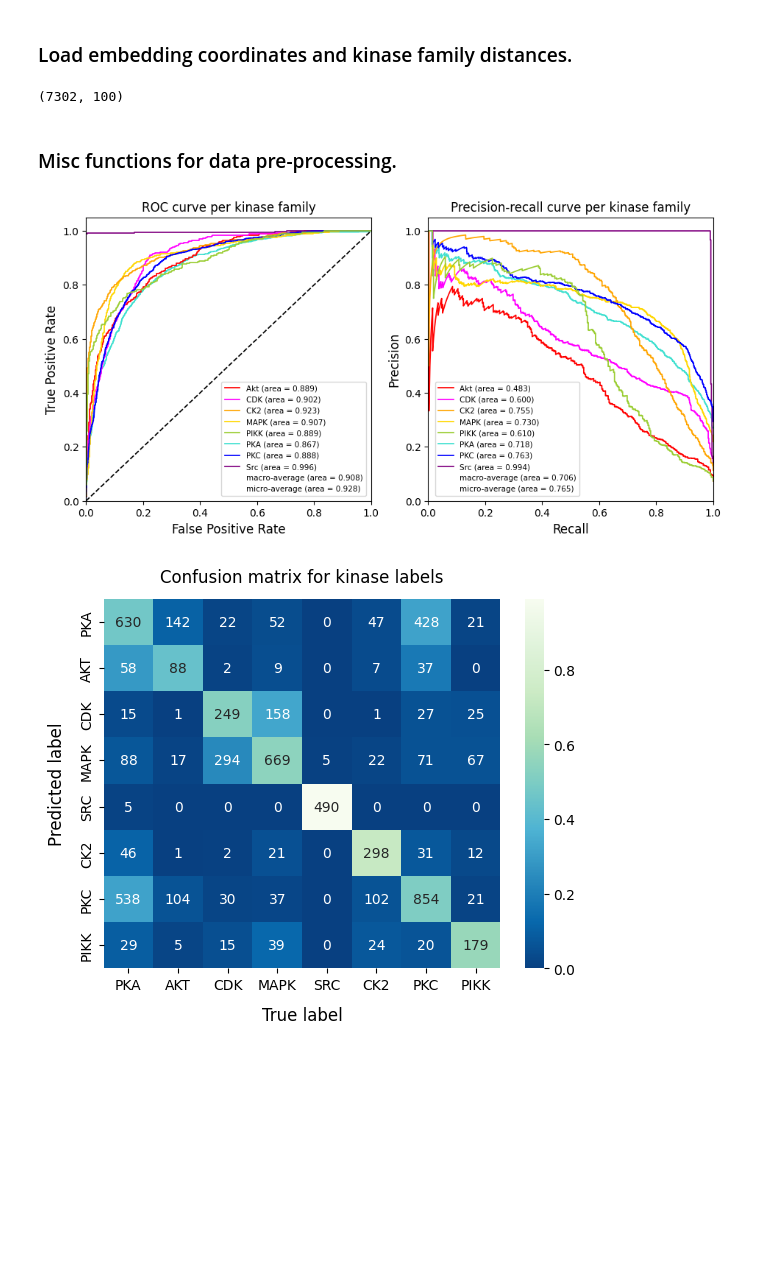
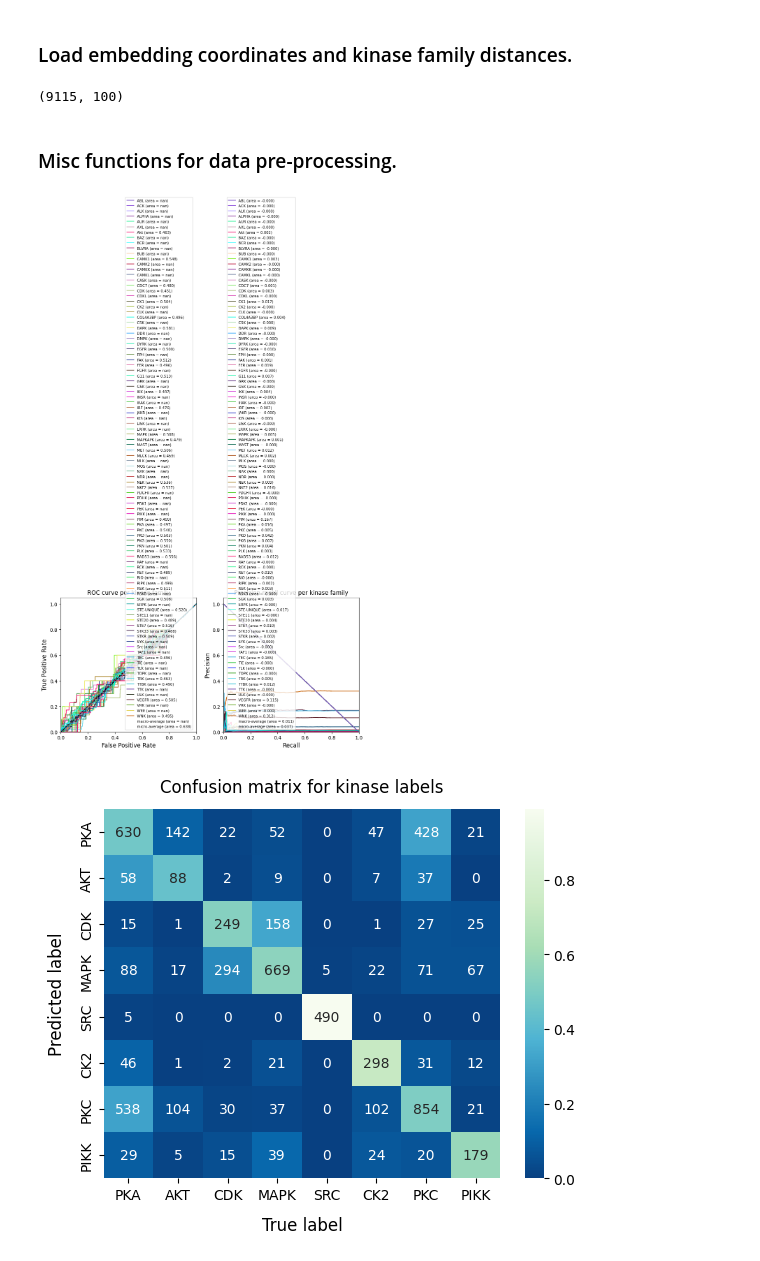
Before and after one commit to Ben-Drucker/EMBER-updated, a Jupyter notebook: 03-evaluate_multiclassifier.ipynb, the cells around one changed output. Saved outputs shown, nothing was run; the diff lists cells and outputs as text; code cells hidden in the pictures; blank space fills up the shorter version.

```diff
--- a/03-evaluate_multiclassifier.ipynb
+++ b/03-evaluate_multiclassifier.ipynb
@@ -55,7 +62,7 @@ folds = proba_mass_split(train_motifxFamMatrix)
 # Get Siamese embedding coords.
 #############################################
 
-embedding = np.genfromtxt('MODELS_siam/embedding.csv',delimiter=',',dtype=float)
+embedding = np.genfromtxt('MODELS_siam/emb_??_embedding.csv',delimiter=',',dtype=float)
 train_embedding = embedding[ :len(train_motifs) ]
 test_embedding = embedding[ len(train_motifs): ]
 print(embedding.shape)
@@ -82,7 +89,7 @@ fam_dist_matrix = fam_dist_matrix_scaled
 
 famDistMatrix = fam_dist_matrix
 # %% [output]
-(7302, 100)
+(9115, 100)
 # %% [markdown]
 ### Misc functions for data pre-processing.
 # %%
@@ -145,7 +152,7 @@ def eval_model(model, thresh=0.5):
 
         return y_test, y_score
 # %%
-run = '00'
+run = 'new'
 
 device = torch.device("cuda:0" if torch.cuda.is_available() else "cpu")
 
@@ -213,15 +220,16 @@ precision["micro"], recall["micro"], _ = precision_recall_curve(y_test.ravel(),
 
 average_precision["micro"] = average_precision_score(y_test, y_score, average="micro")
 average_precision["macro"] = average_precision_score(y_test, y_score, average="macro")
-# %%
-fam_to_col = {'AKT': 'red',
-              'CDK': 'magenta',
-              'CK2': 'orange',
-              'MAPK': 'gold',
-              'PIKK': 'yellowgreen',
-              'PKA': 'turquoise',
-              'PKC': 'blue',
-              'SRC': 'purple'}
+# %%
+def fam_to_col(str):
+    random.seed(hash(str))
+    r = "%x" %(random.randrange(0, 256))
+    r = "0" + r if len(r) == 1 else r
+    g = "%x" %(random.randrange(0, 256))
+    g = "0" + g if len(g) == 1 else g
+    b = "%x" %(random.randrange(0, 256))
+    b = "0" + b if len(b) == 1 else b
+    return "#" + r + g + b
 # %%
 # from itertools import cycle
 
@@ -251,7 +259,7 @@ for i,fam in enumerate(fams):
         fclass = 'Akt'
     if fclass=='SRC':
         fclass = 'Src'
-    l, = ax1.plot(fpr[i], tpr[i], color=fam_to_col[fam], lw=lw,
+    l, = ax1.plot(fpr[i], tpr[i], color=fam_to_col(fam), lw=lw,
              label='{0} (area = {1:0.3f})'.format(fclass, roc_auc[i]))
     labels.append('{0} (area = {1:0.3f})'.format(fclass, roc_auc[i]))
     lines.append(l)
@@ -278,35 +286,35 @@ labels = []
 l, = ax2.plot(0,0,color='white')
 lines.append(l)
 labels.append('micro-average (area = {0:0.3f})'.format(average_precision["micro"]))
 l, = ax2.plot(0,0,color='white')
 lines.append(l)
 labels.append('macro-average (area = {0:0.3f})'.format(average_precision["macro"]))
 
 for i,fam in enumerate(fams):
-    l, = ax2.plot(recall[i], precision[i], color=fam_to_col[fam], lw=lw)
+    l, = ax2.plot(recall[i], precision[i], color=fam_to_col(fam), lw=lw)
     lines.append(l)
     fclass = fams[i]
     if fclass=='AKT':
         fclass = 'Akt'
     if fclass=='SRC':
         fclass = 'Src'
     labels.append('{0} (area = {1:0.3f})'.format(fclass, average_precision[i]))
 
 ax2.set_xlim([0.0, 1.0])
 ax2.set_ylim([0.0, 1.05])
 ax2.tick_params(axis="x", labelsize=10)
 ax2.tick_params(axis="y", labelsize=10)
 ax2.set_xlabel('Recall',fontsize=12)
 ax2.set_ylabel('Precision',fontsize=12)
 ax2.set_title('Precision-recall curve per kinase family',fontsize=12)
 
 labels, lines = zip(*sorted(zip(labels, lines), key=lambda t: t[0], reverse=False))
 ax2.legend(lines, labels, loc=(0.025, .0175), fontsize=7.5) # (1.05, .0)
 
 plt.savefig("FIGS_multiclass/%s_roc-prc" % run, bbox_inches='tight')
 plt.show()
 # %% [output]
-[figure, old version]
+[figure, new version]
 # %%
 confusion = np.zeros((len(fams), len(fams)),dtype=float)
 
```
Also changed, not shown: parts of 4 cells of this notebook, 17 other files.
